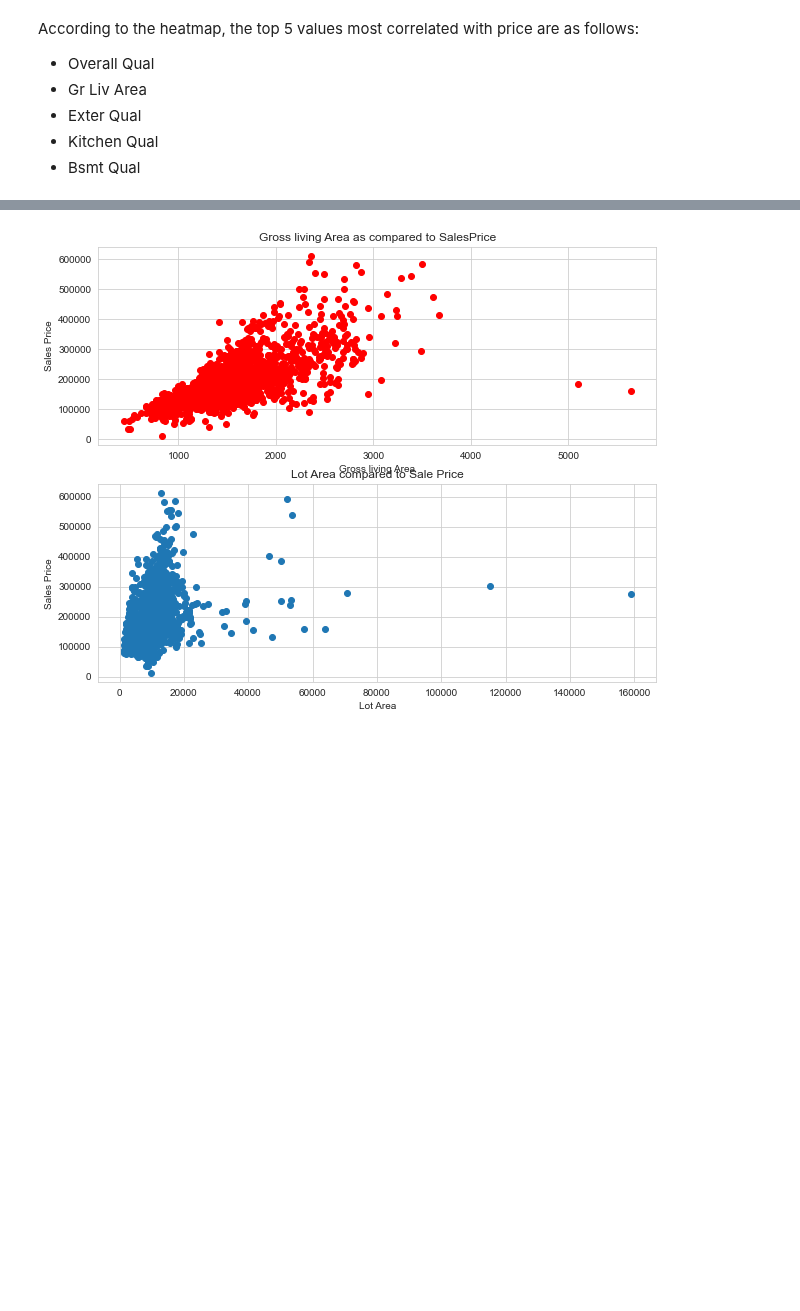
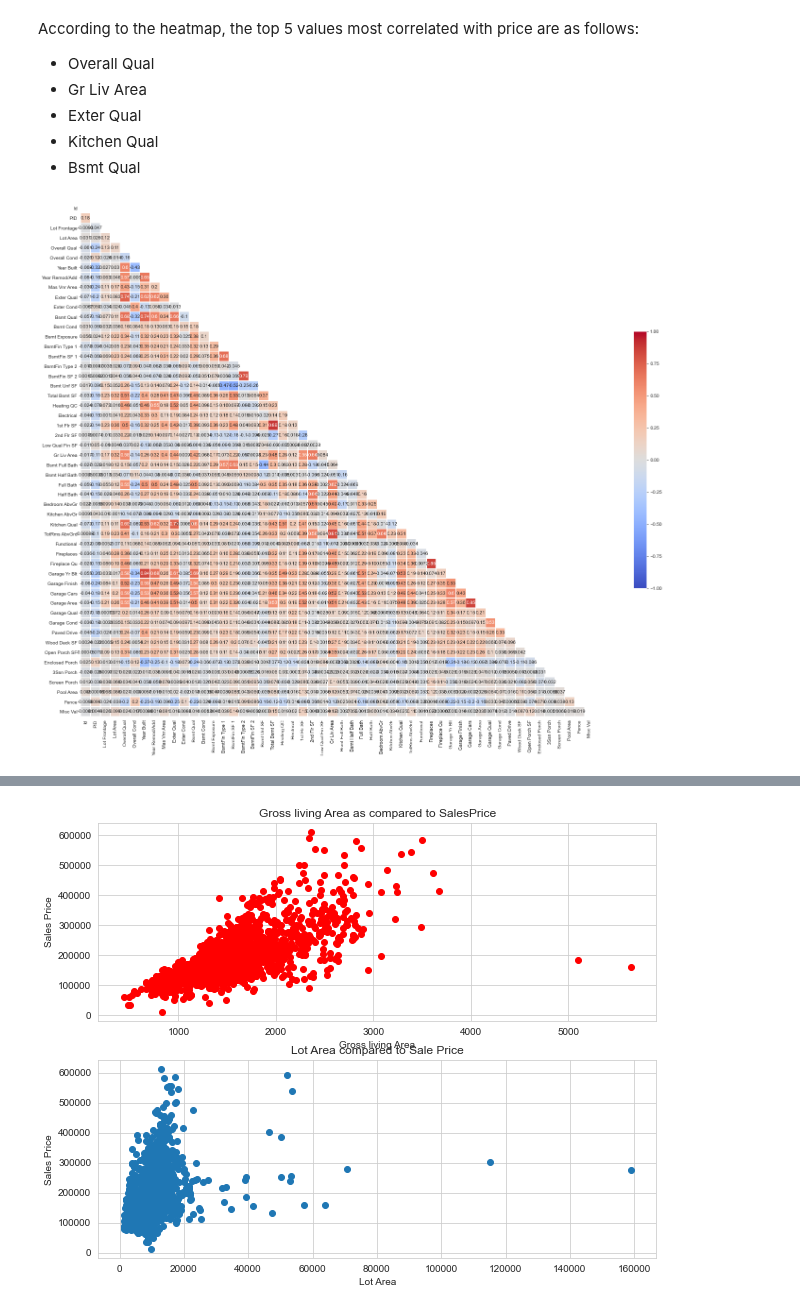
Before and after one commit to ianibogwu/Projects, a Jupyter notebook: GA-projects/02-Ames-housing/Cleaning_EDA.ipynb, the cells around one changed output, grey strips where cells are left out. Saved outputs shown, nothing was run; the diff lists cells and outputs as text; code cells hidden in the pictures; blank space fills up the shorter version.

```diff
--- a/GA-projects/02-Ames-housing/Cleaning_EDA.ipynb
+++ b/GA-projects/02-Ames-housing/Cleaning_EDA.ipynb
@@ -172,3 +172,23 @@ According to the heatmap, the top 5 values most correlated with price are as fol
 - Exter Qual
 - Kitchen Qual
 - Bsmt Qual
+# %%
+# searching for multicolinarity in each numerical variable
+
+#Tweaking diagonal correlation example from seaborn.pydata.org
+
+#correlation dataframe of independent variables only
+new_corr = train_data.drop(columns='SalePrice')
+corr = new_corr.corr()
+#generate mask for uper triangle
+masked_corr = np.triu(np.ones_like(corr, dtype = bool))
+#mtplotlib figure
+fig, ax = plt.subplots(figsize = (30,20))
+#color map
+cmap = sns.diverging_palette(230, 30, as_cmap=True)
+
+#draw heatmap
+sns.heatmap(corr,mask= masked_corr, vmin= -1,vmax= 1, center= 0, annot=True, cmap= 'coolwarm',
+           square= True, linewidths= .5, cbar_kws={"shrink": .5});
+# %% [output]
+[figure, added]
```
Also changed, not shown: parts of 3 cells of this notebook.
